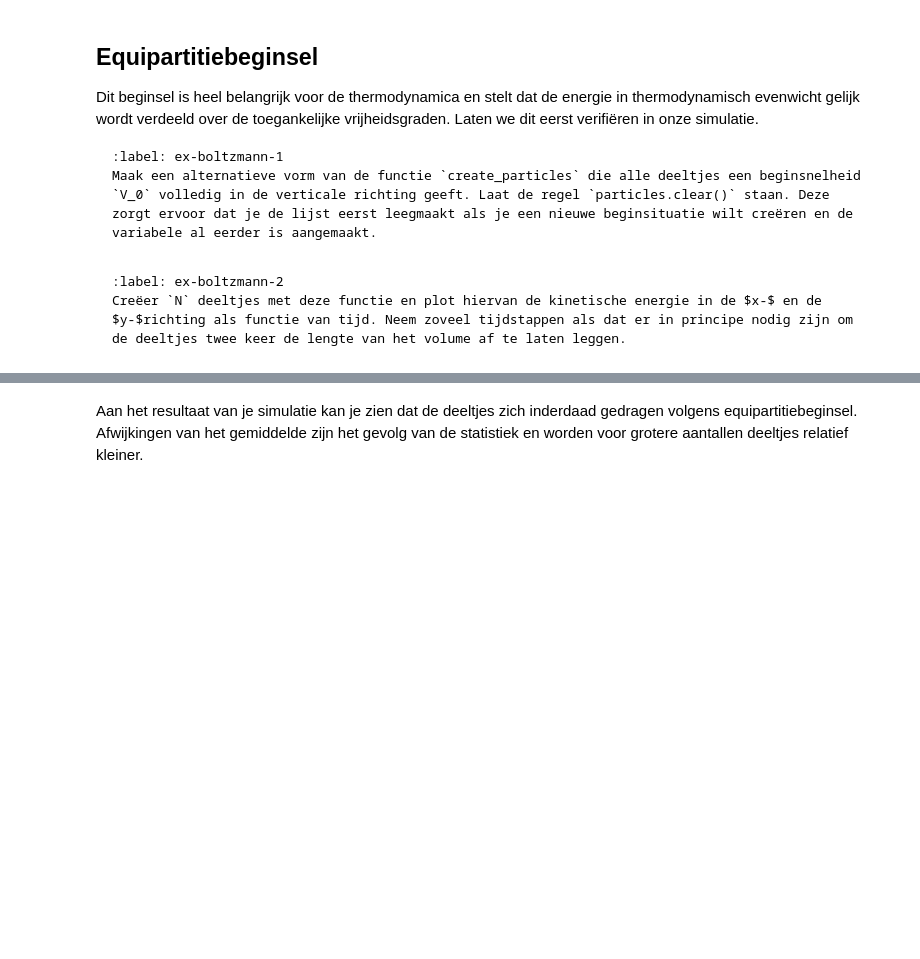
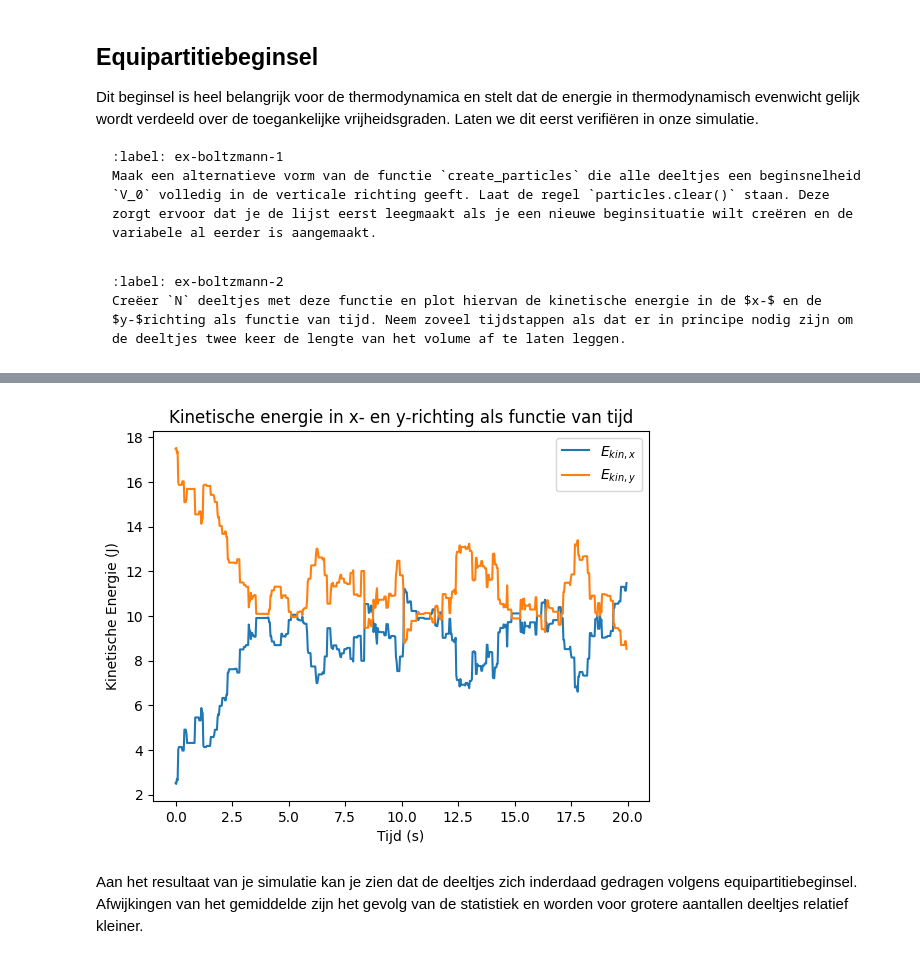
Before and after one commit to ChrisPfeifferTU/49, a Jupyter notebook: Content/PySim/6_boltzmann.ipynb, the cells around one changed output, grey strips where cells are left out. Cells and saved outputs as stored; diff of their text form; code cells hidden in the pictures; blank space fills up the shorter version.

```diff
--- a/Content/PySim/6_boltzmann.ipynb
+++ b/Content/PySim/6_boltzmann.ipynb
@@ -284,3 +169,98 @@ Aantal tijdstappen: 666
+# %%
+class ParticleClass:
+    def __init__(self, m, v, r, R):
+        self.m = m
+        self.v = np.array(v, dtype=float)
+        self.r = np.array(r, dtype=float)
+        self.R = R
+
+    def update_position(self):
+        self.r += self.v * DT
+
+def collide_detection(p1, p2):
+    return np.linalg.norm(p1.r - p2.r) < (p1.R + p2.R)
+
+def particle_collision(p1, p2):
+    m1, m2 = p1.m, p2.m
+    delta_r = p1.r - p2.r
+    delta_v = p1.v - p2.v
+    dot_product = np.dot(delta_r, delta_v)
+    if dot_product >= 0: return
+    distance_squared = np.dot(delta_r, delta_r)
+    p1.v -= 2 * m2 / (m1 + m2) * dot_product / distance_squared * delta_r
+    p2.v += 2 * m1 / (m1 + m2) * dot_product / distance_squared * delta_r
+
+def box_collision(particle):
+    if abs(particle.r[0]) + particle.R > BOX_SIZE_0/2:
+        particle.v[0] = -particle.v[0]
+        particle.r[0] = np.sign(particle.r[0]) * (BOX_SIZE_0/2 - particle.R)
+    if abs(particle.r[1]) + particle.R > BOX_SIZE_0/2:
+        particle.v[1] = -particle.v[1]
+        particle.r[1] = np.sign(particle.r[1]) * (BOX_SIZE_0/2 - particle.R)
+
+def handle_collisions(particles):
+    num_particles = len(particles)
+    for i in range(num_particles):
+        for j in range(i+1, num_particles):
+            if collide_detection(particles[i], particles[j]):
+                particle_collision(particles[i], particles[j])
+
+def handle_walls(particles):
+    for p in particles:
+        box_collision(p)
+
+def take_time_step(particles):
+    for p in particles:
+        p.update_position()
+    handle_collisions(particles)
+    handle_walls(particles)
+
+# Functie om deeltjes te maken met snelheid alleen in y-richting
+def create_uniform_particles(particles):
+    particles.clear()
+    for i in range(N):
+        vx = 0.0
+        vy = np.random.choice([-1, 1]) * V_0
+        # Willekeurige posities
+        pos = np.random.uniform(-BOX_SIZE_0/2 + RADIUS, BOX_SIZE_0/2 - RADIUS, 2)
+        particles.append(ParticleClass(m=1.0, v=[vx, vy], r=pos, R=RADIUS))
+
+# Simulatie uitvoeren
+particles = []
+create_uniform_particles(particles)
+
+# Bereken aantal stappen
+total_distance = 2 * BOX_SIZE_0
+total_time = total_distance / V_0
+num_steps = int(total_time / DT)
+
+# Data opslaan voor plot
+time_values = []
+E_kin_x = []
+E_kin_y = []
+
+for step in range(num_steps):
+    take_time_step(particles)
+
+    # Kinetische energie in x- en y-richting berekenen
+    Ex = sum(0.5 * p.m * p.v[0]**2 for p in particles)
+    Ey = sum(0.5 * p.m * p.v[1]**2 for p in particles)
+
+    time_values.append(step * DT)
+    E_kin_x.append(Ex)
+    E_kin_y.append(Ey)
+
+# Plotten
+plt.figure()
+plt.plot(time_values, E_kin_x, label='$E_{kin,x}$')
+plt.plot(time_values, E_kin_y, label='$E_{kin,y}$')
+plt.xlabel('Tijd (s)')
+plt.ylabel('Kinetische Energie (J)')
+plt.title('Kinetische energie in x- en y-richting als functie van tijd')
+plt.legend()
+plt.show()
+# %% [output]
+[figure, added]
 # %% [markdown]
 Aan het resultaat van je simulatie kan je zien dat de deeltjes zich inderdaad gedragen volgens equipartitiebeginsel. Afwijkingen van het gemiddelde zijn het gevolg van de statistiek en worden voor grotere aantallen deeltjes relatief kleiner.
 # %% [markdown]
```
Also changed, not shown: parts of 8 cells of this notebook.
